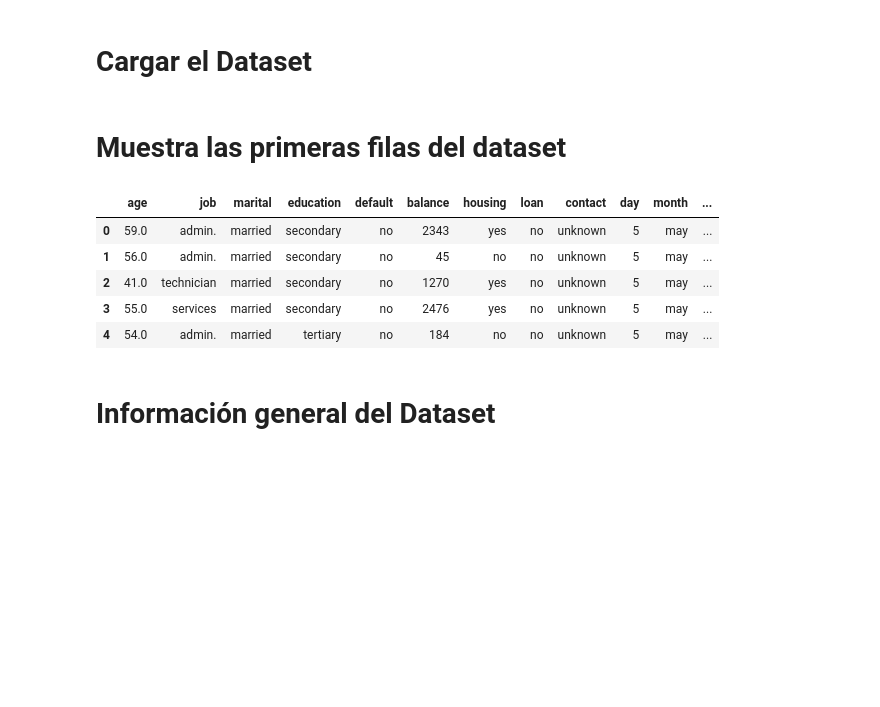
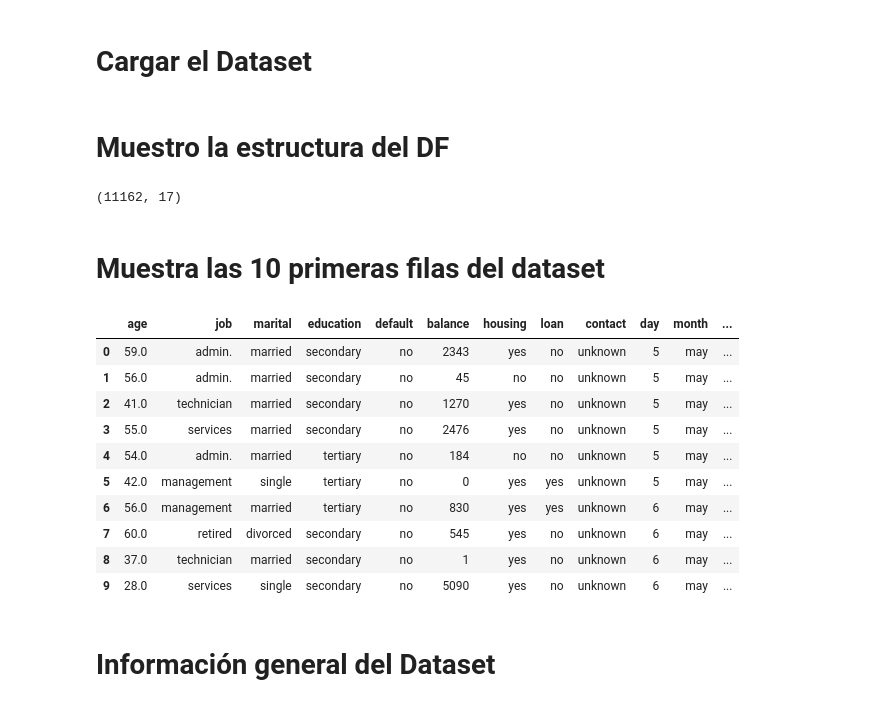
Before and after one commit to JaviDoria/Upskilling-Machine-Learning, a Jupyter notebook: Sprint 5.ipynb, the cells around one changed output. Drawn from its saved outputs; the diff is of its cells as text; code cells hidden in the pictures; blank space fills up the shorter version.

```diff
--- a/Sprint 5.ipynb
+++ b/Sprint 5.ipynb
@@ -30,17 +30,28 @@ Successfully installed importlib-resources-6.4.5 sweetviz-2.3.1 tqdm-4.66.5
 # Cargar el Dataset
 # %%
 df = pd.read_csv(r"C:\Users\javie\Downloads\bank_dataset.CSV")
+# %% [markdown]
+# Muestro la estructura del DF
+# %%
+df.shape
+# %% [output]
+(11162, 17)
 # %% [markdown]
-# Muestra las primeras filas del dataset
+# Muestra las 10 primeras filas del dataset
 # %%
-df.head()
+df.head(10)
 # %% [output]
 |  | age | job | marital | education | default | balance | housing | loan | contact | day | month | ... |
 | 0 | 59.0 | admin. | married | secondary | no | 2343 | yes | no | unknown | 5 | may | ... |
 | 1 | 56.0 | admin. | married | secondary | no | 45 | no | no | unknown | 5 | may | ... |
 | 2 | 41.0 | technician | married | secondary | no | 1270 | yes | no | unknown | 5 | may | ... |
 | 3 | 55.0 | services | married | secondary | no | 2476 | yes | no | unknown | 5 | may | ... |
 | 4 | 54.0 | admin. | married | tertiary | no | 184 | no | no | unknown | 5 | may | ... |
+| 5 | 42.0 | management | single | tertiary | no | 0 | yes | yes | unknown | 5 | may | ... |
+| 6 | 56.0 | management | married | tertiary | no | 830 | yes | yes | unknown | 6 | may | ... |
+| 7 | 60.0 | retired | divorced | secondary | no | 545 | yes | no | unknown | 6 | may | ... |
+| 8 | 37.0 | technician | married | secondary | no | 1 | yes | no | unknown | 6 | may | ... |
+| 9 | 28.0 | services | single | secondary | no | 5090 | yes | no | unknown | 6 | may | ... |
 # %% [markdown]
 # Información general del Dataset
 # %%
```
Also changed, not shown: parts of 9 cells of this notebook.
